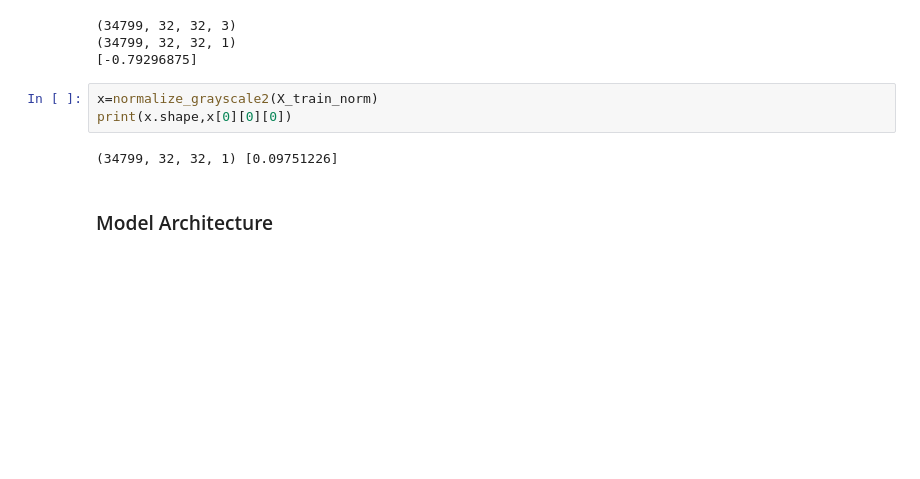
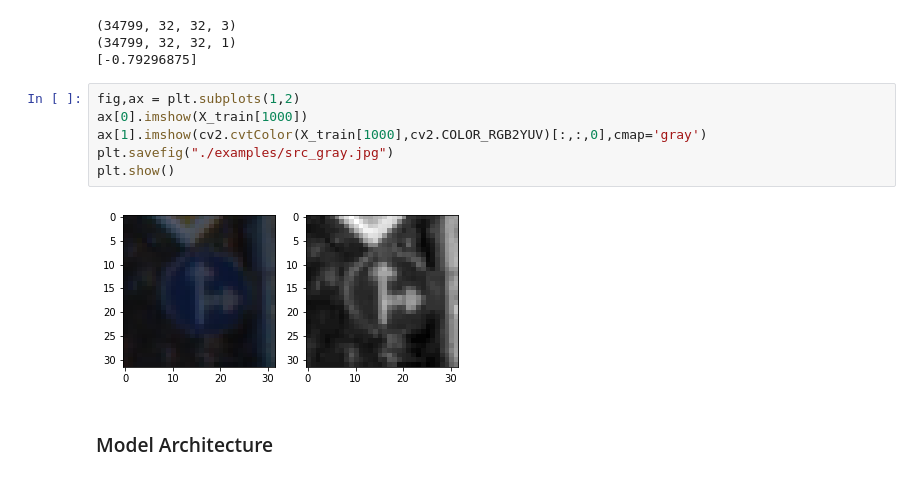
Before and after one commit to luteresa/P3_CarND-Traffic-Sign-Classifier, a Jupyter notebook: Traffic_Sign_Classifier.ipynb, the cells around one changed output. Saved outputs shown, nothing was run; the diff lists cells and outputs as text; blank space fills up the shorter version.

```diff
--- a/Traffic_Sign_Classifier.ipynb
+++ b/Traffic_Sign_Classifier.ipynb
@@ -295,11 +311,14 @@ print(X_train_norm[0][0][0])
 (34799, 32, 32, 3)
 (34799, 32, 32, 1)
 [-0.79296875]
-# %%
-x=normalize_grayscale2(X_train_norm)
-print(x.shape,x[0][0][0])
-# %% [output]
-(34799, 32, 32, 1) [0.09751226]
+# %%
+fig,ax = plt.subplots(1,2)
+ax[0].imshow(X_train[1000])
+ax[1].imshow(cv2.cvtColor(X_train[1000],cv2.COLOR_RGB2YUV)[:,:,0],cmap='gray')
+plt.savefig("./examples/src_gray.jpg")
+plt.show()
+# %% [output]
+[figure, added]
 # %% [markdown]
 ### Model Architecture
 # %%
```
Also changed, not shown: parts of 23 cells of this notebook, 35 other files.
